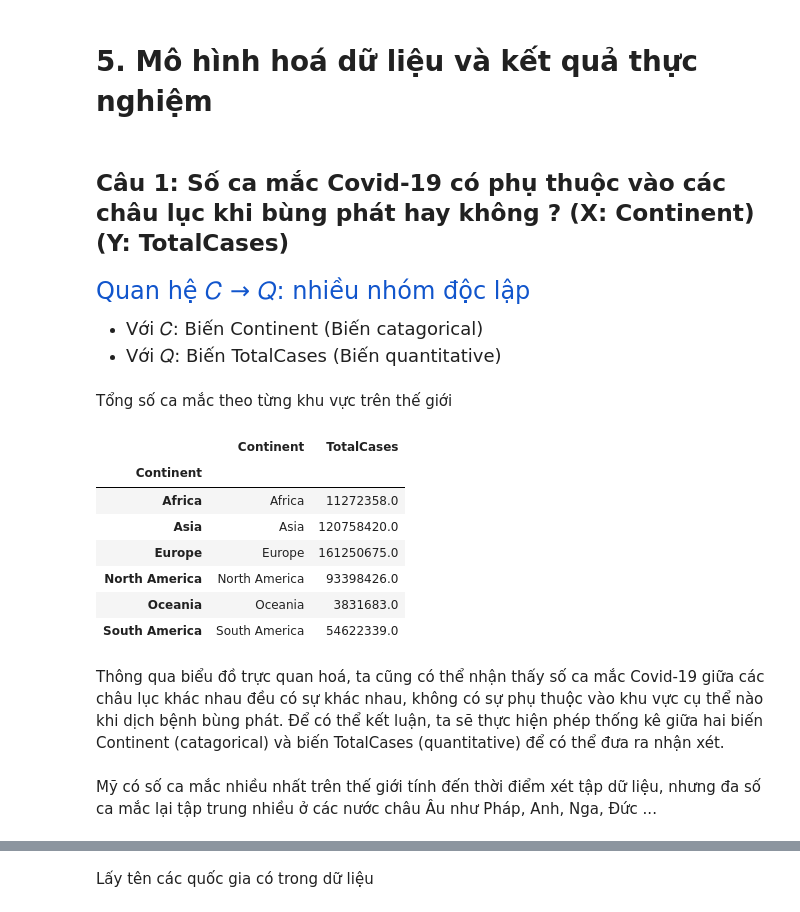
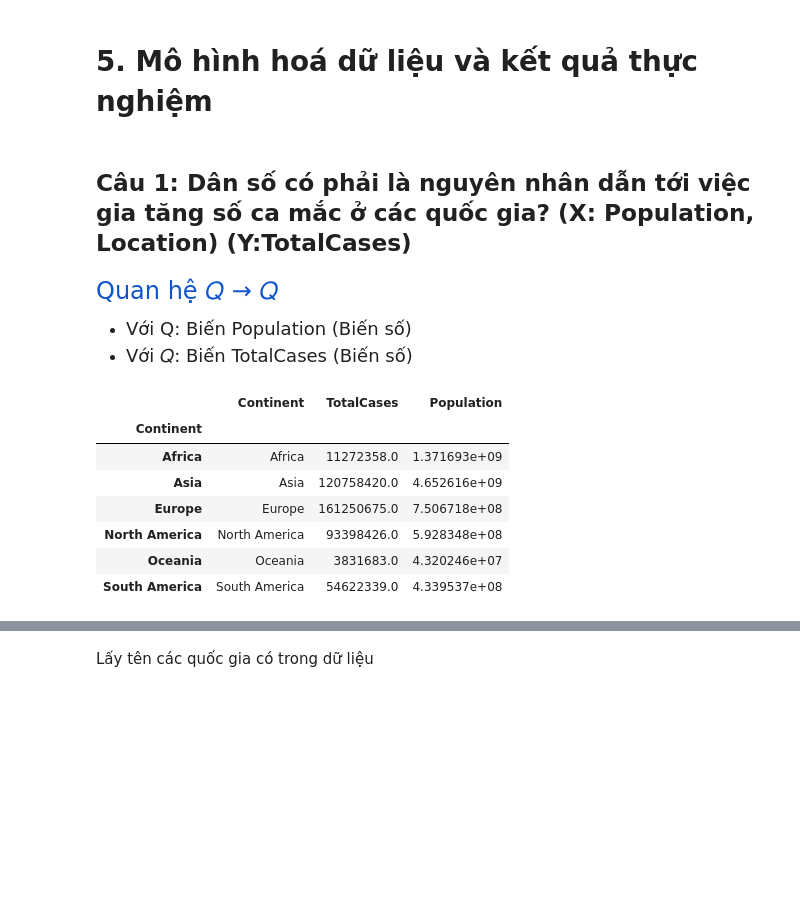
Before and after one commit to NMS1010/P4DA_Final_Project, a Jupyter notebook: Report/report.ipynb, the cells around one changed output, grey strips where cells are left out. Cells and saved outputs as stored; diff of their text form; code cells hidden in the pictures; blank space fills up the shorter version.

```diff
--- a/Report/report.ipynb
+++ b/Report/report.ipynb
@@ -152,0 +127,5 @@ Một số khu vực trên thế giới như `International`, `Northern Cyprus`
+# %%
+t = covid_df[covid_df['Population'].isna()]
+print(t.Location.unique())
+print("\nMột số khu vực trên thế giới như `International`, `Northern Cyprus` chưa có thống kê về dân số trong tập dữ liệu, nên nhóm sẽ bỏ qua các dòng dữ liệu 2 khu vực này.")
+covid_df = covid_df[~covid_df['Population'].isna()]
@@ -345,26 +355,23 @@ Vaccine xuất hiện vào khoảng đầu năm 2021, từ đó độ bao phủ
 # %% [markdown]
 # 5. Mô hình hoá dữ liệu và kết quả thực nghiệm
-# %% [markdown]
-## Câu 1: Số ca mắc Covid-19 có phụ thuộc vào các châu lục khi bùng phát hay không ? **(X: Continent)**  **(Y: TotalCases)**
+# %% [markdown]
+## Câu 1: Dân số có phải là nguyên nhân dẫn tới việc gia tăng số ca mắc ở các quốc gia? **(X: Population, Location)**  **(Y:TotalCases)**
 # %% [markdown]
-<font face="Cambria Math" size=5 color = #1155cc> Quan hệ 𝐶 → 𝑄: nhiều nhóm độc lập </font>
+<font face="Cambria Math" size=5 color = #1155cc> Quan hệ 𝑄 → 𝑄 </font>
 
-*  <font face="Cambria Math" size=4> Với 𝐶: Biến Continent (Biến catagorical) </font>
-* <font face="Cambria Math" size=4>  Với 𝑄: Biến TotalCases (Biến quantitative)</font>
+*  <font face="Cambria Math" size=4> Với Q: Biến Population (Biến số) </font>
+* <font face="Cambria Math" size=4>  Với 𝑄: Biến TotalCases (Biến số)</font>
-# %% [markdown]
-Tổng số ca mắc theo từng khu vực trên thế giới
 # %%
-covid_country = covid_df.copy()
-covid_country = covid_country[covid_country.Continent != 0]
-covid_country = covid_country.groupby(by='Location').agg({'Location' : 'first','Continent' : 'first', 'TotalCases': 'max'})
-covid_continent = covid_country.groupby(by = 'Continent').agg({'Continent' : 'first', 'TotalCases': 'sum'})
+covid_continent = covid_df.groupby(by = 'Location').agg({'Continent' : 'first','TotalCases': 'max', 'Population': 'max'})
+covid_continent = covid_continent.groupby(by = "Continent").agg({'Continent' : 'first','TotalCases': 'sum', 'Population': 'sum'})
+covid_continent = covid_continent[covid_continent.Continent != 0]
 covid_continent
 # %% [output]
-|  | Continent | TotalCases |
-| Continent |  |  |
-| Africa | Africa | 11272358.0 |
-| Asia | Asia | 120758420.0 |
-| Europe | Europe | 161250675.0 |
-| North America | North America | 93398426.0 |
-| Oceania | Oceania | 3831683.0 |
-| South America | South America | 54622339.0 |
+|  | Continent | TotalCases | Population |
+| Continent |  |  |  |
+| Africa | Africa | 11272358.0 | 1.371693e+09 |
+| Asia | Asia | 120758420.0 | 4.652616e+09 |
+| Europe | Europe | 161250675.0 | 7.506718e+08 |
+| North America | North America | 93398426.0 | 5.928348e+08 |
+| Oceania | Oceania | 3831683.0 | 4.320246e+07 |
+| South America | South America | 54622339.0 | 4.339537e+08 |
@@ -373,2 +377,0 @@ plot_pie(covid_continent,"TotalCases", "Continent", "Tổng số ca mắc Covid-
-# %% [markdown]
-Thông qua biểu đồ trực quan hoá, ta cũng có thể nhận thấy số ca mắc Covid-19 giữa các châu lục khác nhau đều có sự khác nhau, không có sự phụ thuộc vào khu vực cụ thể nào khi dịch bệnh bùng phát. Để có thể kết luận, ta sẽ thực hiện phép thống kê giữa hai biến Continent (catagorical) và biến TotalCases (quantitative) để có thể đưa ra nhận xét.
@@ -385,2 +377,0 @@ plot_hbar(covid_country, 'TotalCases', 10, 'Top 10 nước có số ca mắc nhi
-# %% [markdown]
-Mỹ có số ca mắc nhiều nhất trên thế giới tính đến thời điểm xét tập dữ liệu, nhưng đa số ca mắc lại tập trung nhiều ở các nước châu Âu như Pháp, Anh, Nga, Đức ...
```
Also changed, not shown: parts of 132 cells of this notebook, 3 other files.
